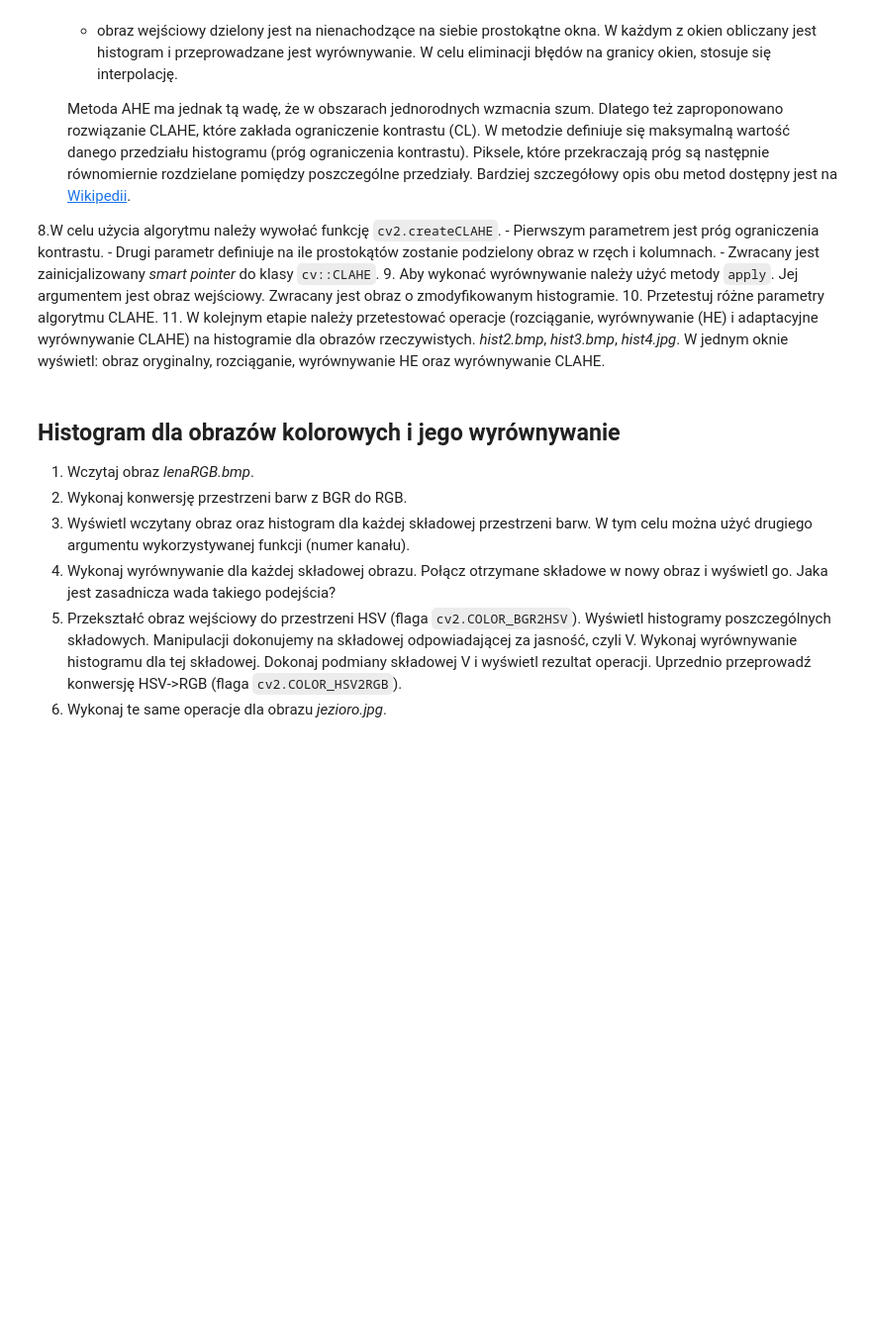
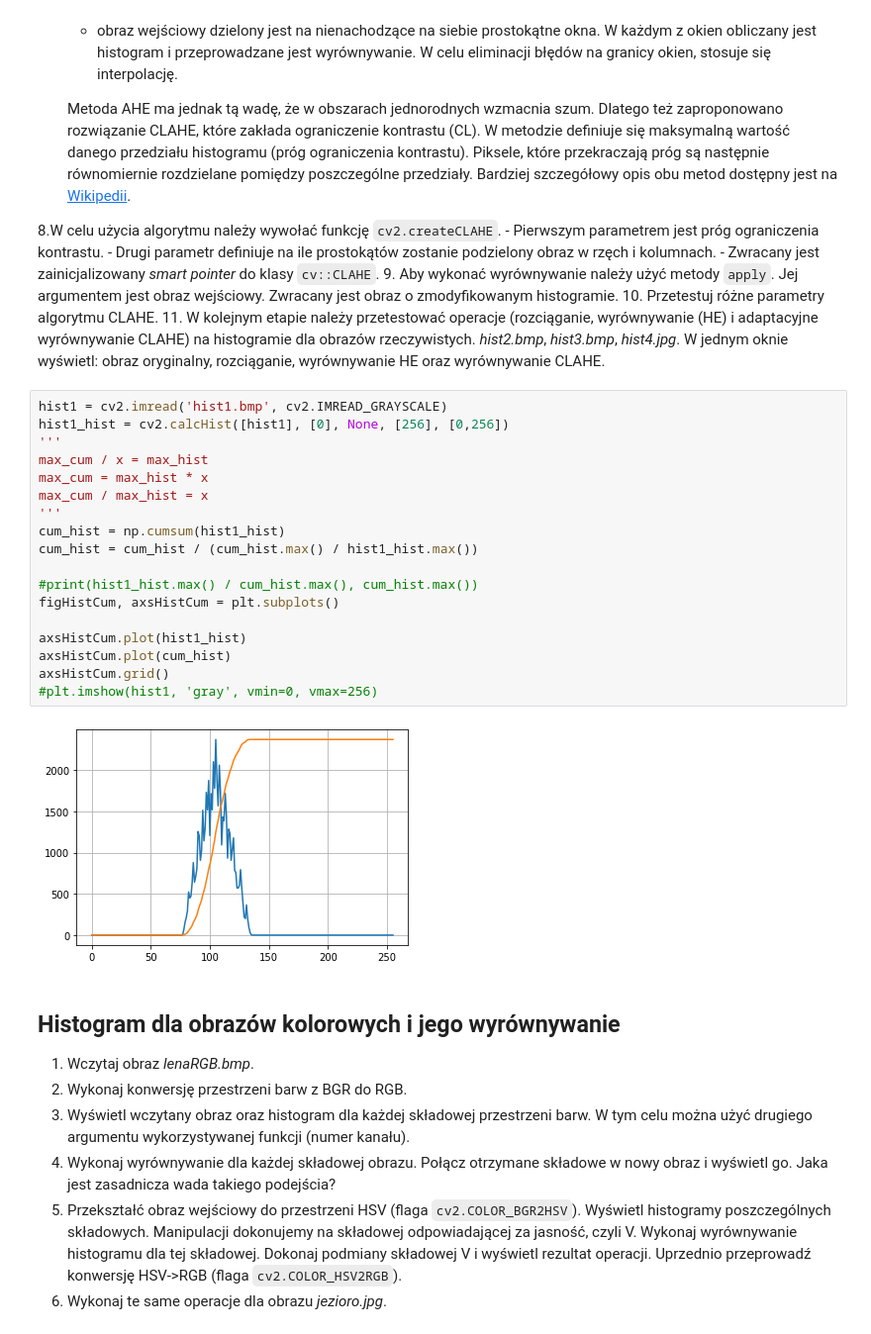
Before and after one commit to Uiskam/WDCPO, a Jupyter notebook: lab_3.ipynb, the cells around one changed output. Shown at 99% size. Cells and saved outputs as stored; diff of their text form; blank space fills up the shorter version.

```diff
--- a/lab_3.ipynb
+++ b/lab_3.ipynb
@@ -218,6 +251,26 @@ Jej argumentem jest obraz wejściowy. Zwracany jest obraz o zmodyfikowanym histo
 10. Przetestuj różne parametry algorytmu CLAHE.
 11. W kolejnym etapie należy przetestować operacje (rozciąganie, wyrównywanie (HE) i adaptacyjne wyrównywanie CLAHE)  na histogramie dla obrazów rzeczywistych. *hist2.bmp*, *hist3.bmp*, *hist4.jpg*.
 W jednym oknie wyświetl: obraz oryginalny, rozciąganie, wyrównywanie HE oraz wyrównywanie CLAHE.
+# %%
+hist1 = cv2.imread('hist1.bmp', cv2.IMREAD_GRAYSCALE)
+hist1_hist = cv2.calcHist([hist1], [0], None, [256], [0,256])
+'''
+max_cum / x = max_hist
+max_cum = max_hist * x
+max_cum / max_hist = x
+'''
+cum_hist = np.cumsum(hist1_hist)
+cum_hist = cum_hist / (cum_hist.max() / hist1_hist.max())
+
+#print(hist1_hist.max() / cum_hist.max(), cum_hist.max())
+figHistCum, axsHistCum = plt.subplots()
+
+axsHistCum.plot(hist1_hist)
+axsHistCum.plot(cum_hist)
+axsHistCum.grid()
+#plt.imshow(hist1, 'gray', vmin=0, vmax=256)
+# %% [output]
+[figure, added]
 # %% [markdown]
 ## Histogram dla obrazów kolorowych i jego wyrównywanie
 
```
Also changed, not shown: parts of 2 cells of this notebook.
